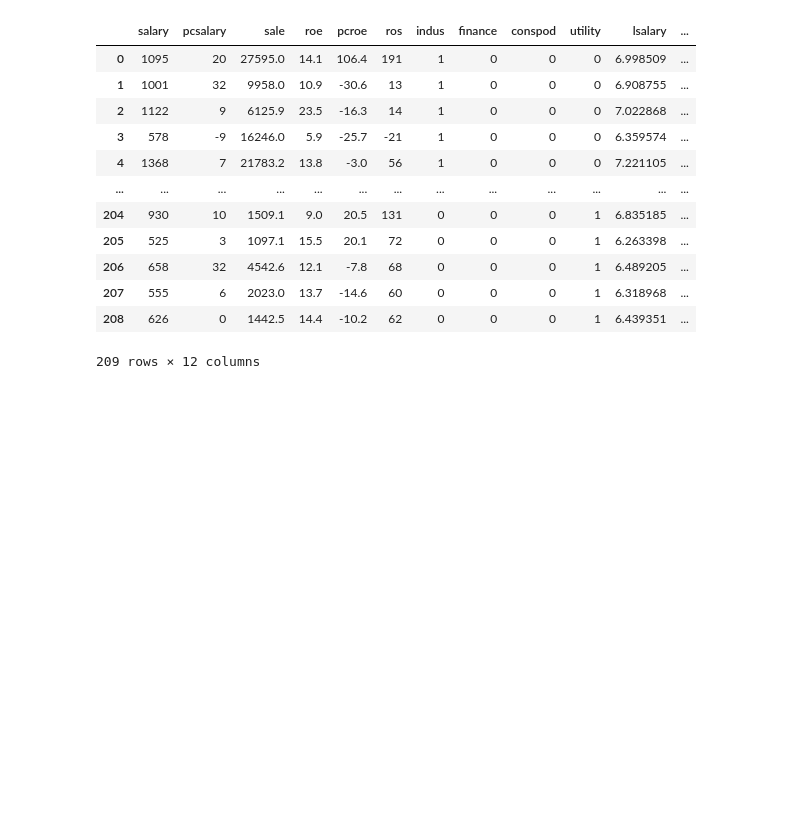
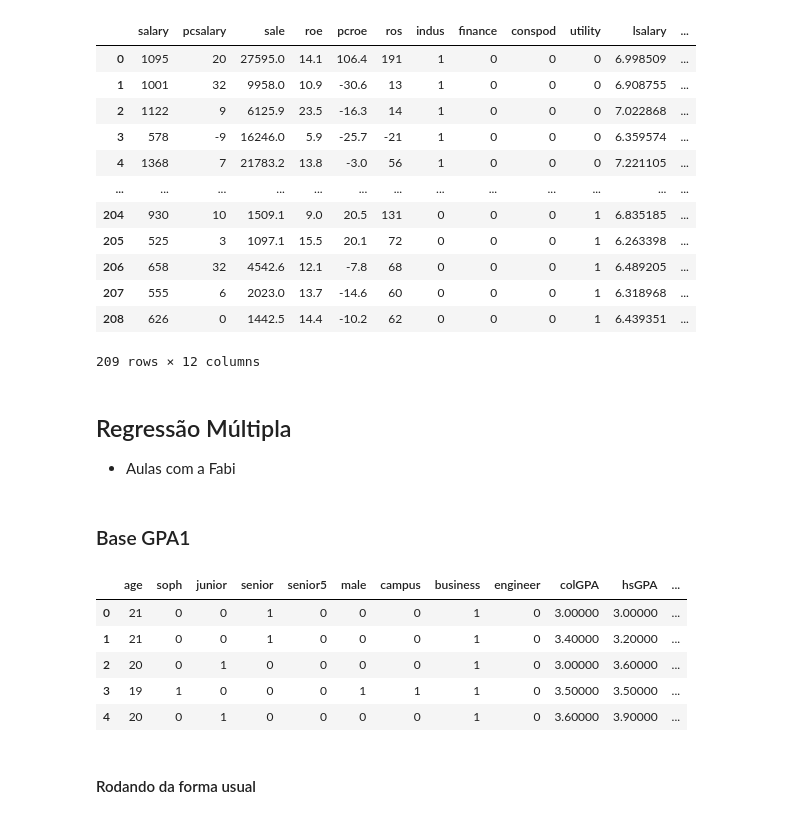
Before and after one commit to baldoinov/econometria-i, a Jupyter notebook: Monitorias.ipynb, the cells around one changed output. Drawn from its saved outputs; the diff is of its cells as text; code cells hidden in the pictures; blank space fills up the shorter version.

Commit message:
aula 05/05/2022

```diff
--- a/Monitorias.ipynb
+++ b/Monitorias.ipynb
@@ -153,3 +147,21 @@ df
 | 207 | 555 | 6 | 2023.0 | 13.7 | -14.6 | 60 | 0 | 0 | 0 | 1 | 6.318968 | ... |
 | 208 | 626 | 0 | 1442.5 | 14.4 | -10.2 | 62 | 0 | 0 | 0 | 1 | 6.439351 | ... |
 209 rows × 12 columns
+# %% [markdown]
+## Regressão Múltipla
+
+- Aulas com a Fabi
+# %% [markdown]
+### Base GPA1
+# %%
+df = pd.read_stata('dados/GPA1.DTA')
+df.head()
+# %% [output]
+|  | age | soph | junior | senior | senior5 | male | campus | business | engineer | colGPA | hsGPA | ... |
+| 0 | 21 | 0 | 0 | 1 | 0 | 0 | 0 | 1 | 0 | 3.00000 | 3.00000 | ... |
+| 1 | 21 | 0 | 0 | 1 | 0 | 0 | 0 | 1 | 0 | 3.40000 | 3.20000 | ... |
+| 2 | 20 | 0 | 1 | 0 | 0 | 0 | 0 | 1 | 0 | 3.00000 | 3.60000 | ... |
+| 3 | 19 | 1 | 0 | 0 | 0 | 1 | 1 | 1 | 0 | 3.50000 | 3.50000 | ... |
+| 4 | 20 | 0 | 1 | 0 | 0 | 0 | 0 | 1 | 0 | 3.60000 | 3.90000 | ... |
+# %% [markdown]
+#### Rodando da forma usual
```
Also changed, not shown: parts of 16 cells of this notebook, 20 other files.
